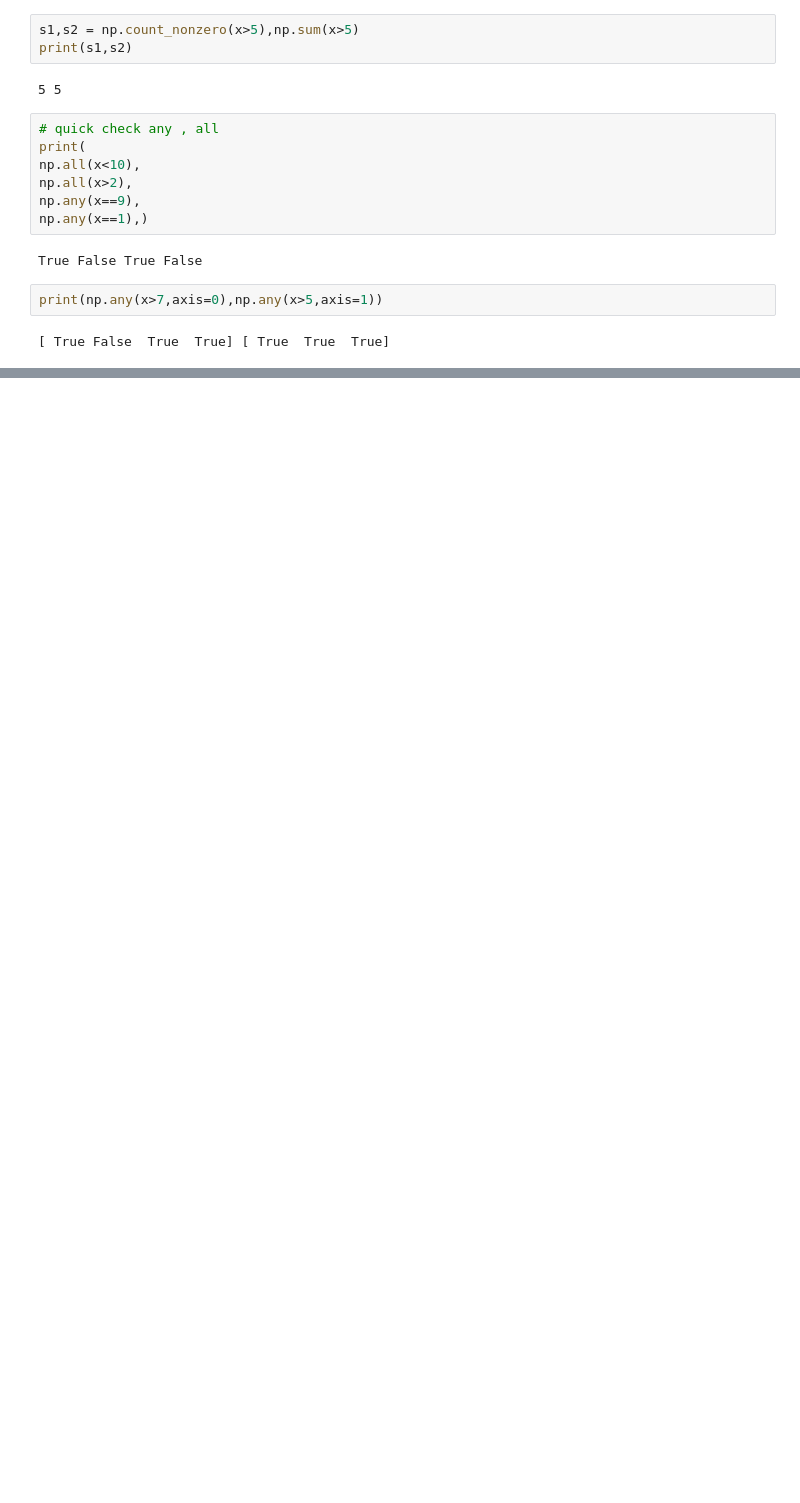
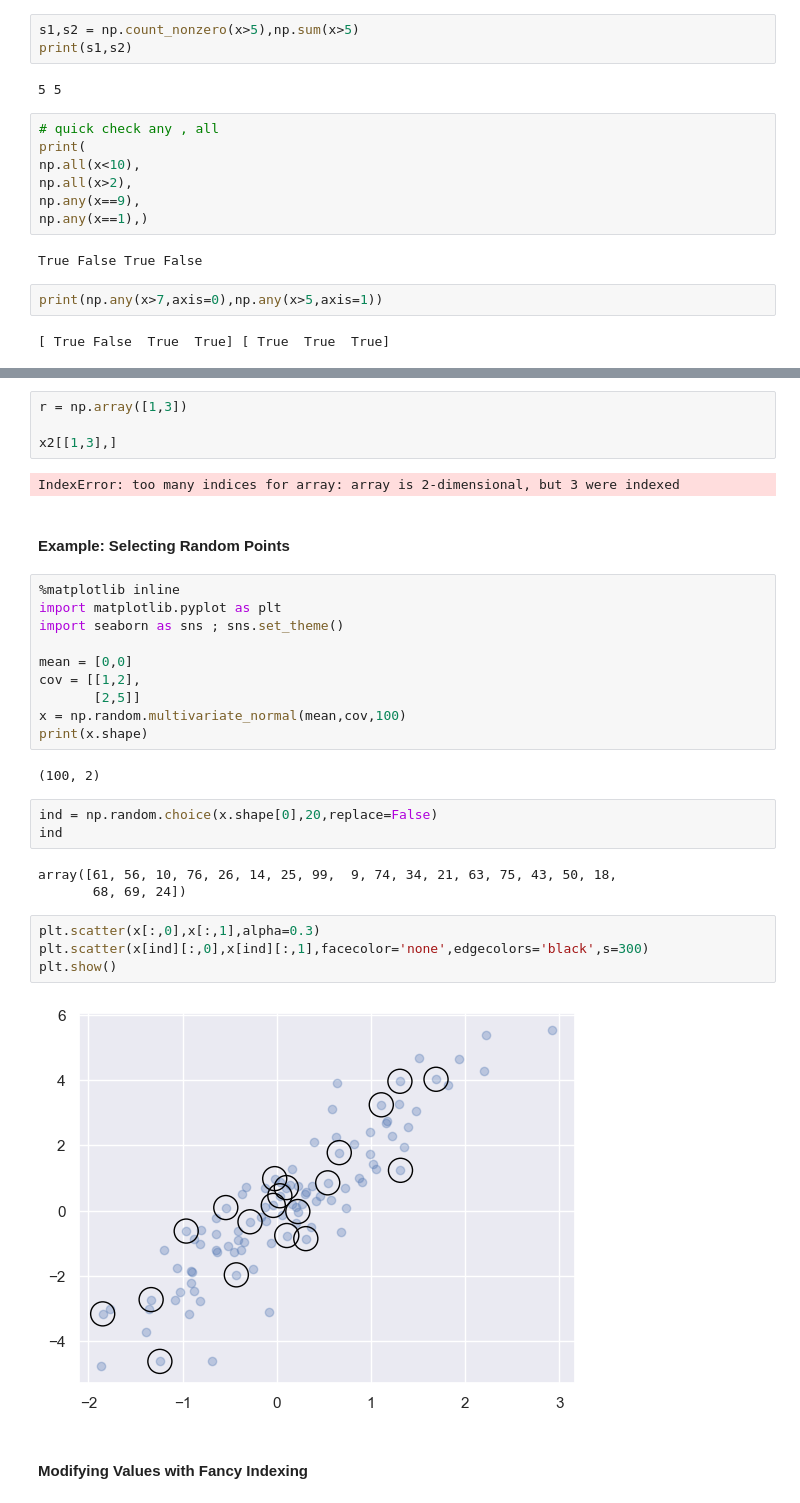
Before and after one commit to yogiman12/Python-Data-Science-Handbook, a Jupyter notebook: Numpy/nb2.ipynb, the cells around one changed output, grey strips where cells are left out. Drawn from its saved outputs; the diff is of its cells as text; blank space fills up the shorter version.

```diff
--- a/Numpy/nb2.ipynb
+++ b/Numpy/nb2.ipynb
@@ -377,0 +480,34 @@ print(np.any(x>7,axis=0),np.any(x>5,axis=1))
+# %%
+r = np.array([1,3])
+
+x2[[1,3],]
+# %% [output]
+IndexError: too many indices for array: array is 2-dimensional, but 3 were indexed
+# %% [markdown]
+#### Example: Selecting Random Points
+# %%
+%matplotlib inline
+import matplotlib.pyplot as plt
+import seaborn as sns ; sns.set_theme()
+
+mean = [0,0]
+cov = [[1,2],
+       [2,5]]
+x = np.random.multivariate_normal(mean,cov,100)
+print(x.shape)
+# %% [output]
+(100, 2)
+# %%
+ind = np.random.choice(x.shape[0],20,replace=False)
+ind
+# %% [output]
+array([61, 56, 10, 76, 26, 14, 25, 99,  9, 74, 34, 21, 63, 75, 43, 50, 18,
+       68, 69, 24])
+# %%
+plt.scatter(x[:,0],x[:,1],alpha=0.3)
+plt.scatter(x[ind][:,0],x[ind][:,1],facecolor='none',edgecolors='black',s=300)
+plt.show()
+# %% [output]
+[figure, added]
+# %% [markdown]
+#### Modifying Values with Fancy Indexing
```
Also changed, not shown: parts of 69 cells of this notebook, 7 other files.
